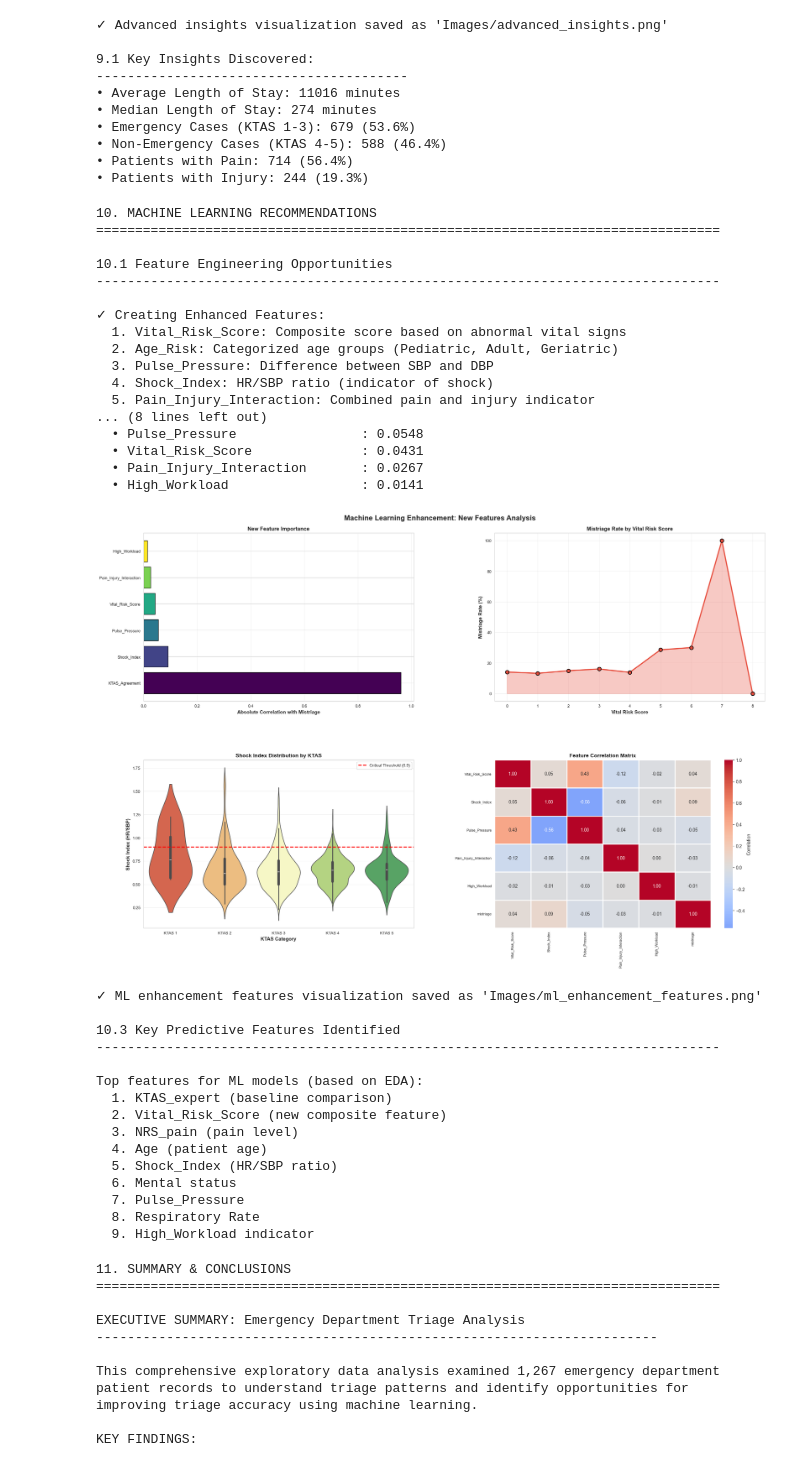
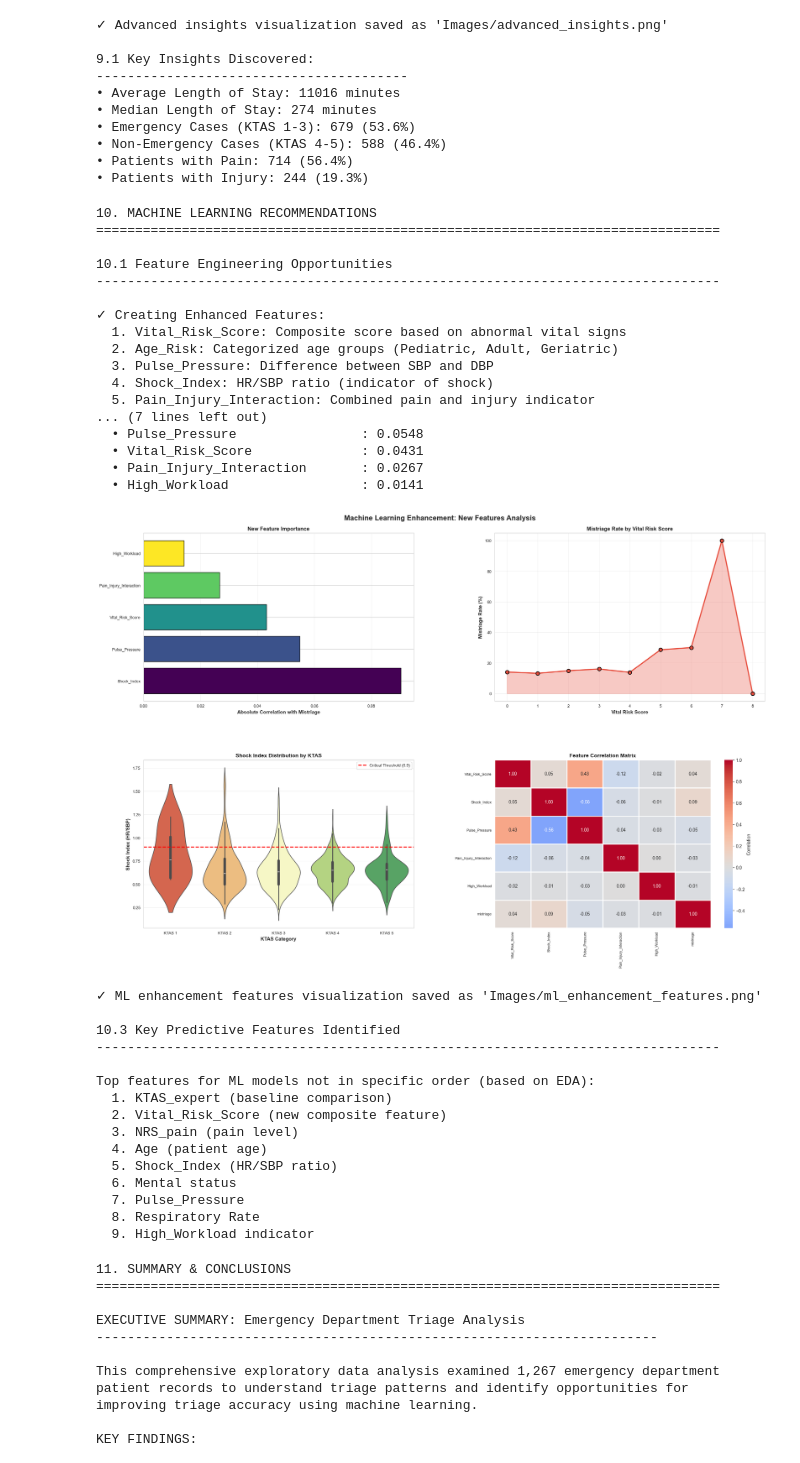
Before and after one commit to JZembower/ML-Triage-Process, a Jupyter notebook: 01_eda.ipynb, the cells around one changed output. Drawn from its saved outputs; the diff is of its cells as text; code cells hidden in the pictures.

```diff
--- a/01_eda.ipynb
+++ b/01_eda.ipynb
@@ -1040,7 +1040,7 @@ print("-"*80)
 
 # Calculate correlation with mistriage for new features
 new_features = ['Vital_Risk_Score', 'Pulse_Pressure', 'Shock_Index',
-                'Pain_Injury_Interaction', 'High_Workload', 'KTAS_Agreement']
+                'Pain_Injury_Interaction', 'High_Workload']
 
 feature_importance = {}
 for feature in new_features:
@@ -1117,42 +1117,42 @@ print("\n✓ ML enhancement features visualization saved as 'Images/ml_enhanceme
 print("\n10.3 Key Predictive Features Identified")
 print("-"*80)
 print("""
-Top features for ML models (based on EDA):
+Top features for ML models not in specific order (based on EDA):
   1. KTAS_expert (baseline comparison)
   2. Vital_Risk_Score (new composite feature)
   3. NRS_pain (pain level)
   4. Age (patient age)
   5. Shock_Index (HR/SBP ratio)
   6. Mental status
   7. Pulse_Pressure
   8. Respiratory Rate
   9. High_Workload indicator
 """)
 # %% [output]
 10. MACHINE LEARNING RECOMMENDATIONS
 ================================================================================
 
 10.1 Feature Engineering Opportunities
 --------------------------------------------------------------------------------
 
 ✓ Creating Enhanced Features:
   1. Vital_Risk_Score: Composite score based on abnormal vital signs
   2. Age_Risk: Categorized age groups (Pediatric, Adult, Geriatric)
   3. Pulse_Pressure: Difference between SBP and DBP
   4. Shock_Index: HR/SBP ratio (indicator of shock)
   5. Pain_Injury_Interaction: Combined pain and injury indicator
-... (8 lines left out)
+... (7 lines left out)
   • Pulse_Pressure                : 0.0548
   • Vital_Risk_Score              : 0.0431
   • Pain_Injury_Interaction       : 0.0267
   • High_Workload                 : 0.0141
-[figure, old version]
+[figure, new version]
 ✓ ML enhancement features visualization saved as 'Images/ml_enhancement_features.png'
 
 10.3 Key Predictive Features Identified
 --------------------------------------------------------------------------------
 
-Top features for ML models (based on EDA):
+Top features for ML models not in specific order (based on EDA):
   1. KTAS_expert (baseline comparison)
   2. Vital_Risk_Score (new composite feature)
   3. NRS_pain (pain level)
```
Also changed, not shown: parts of 1 cell of this notebook, 1 other file.
